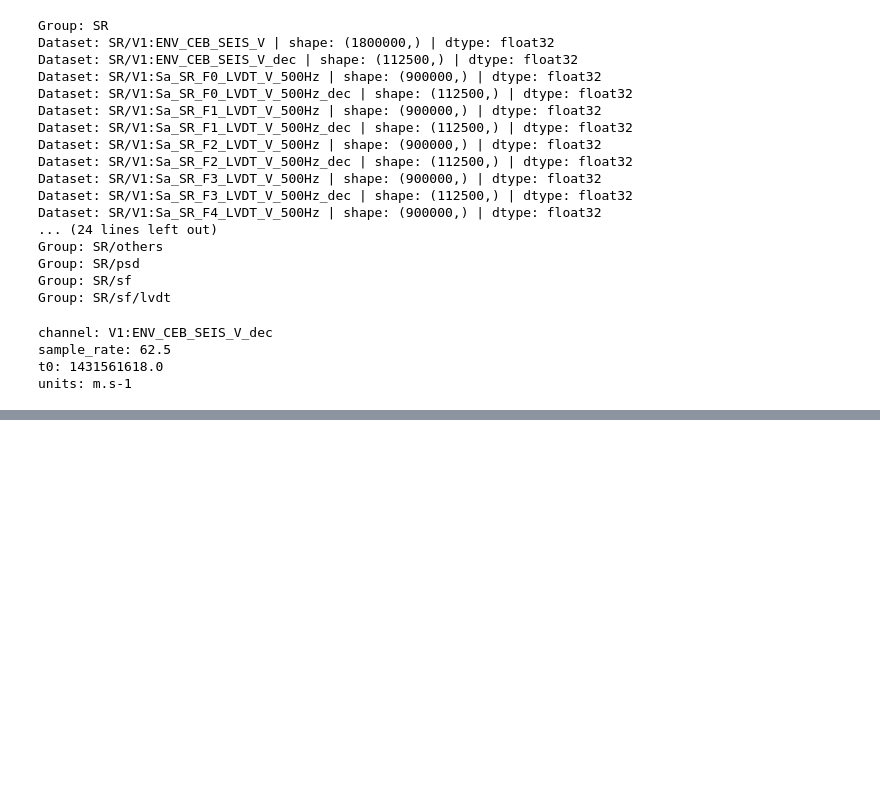
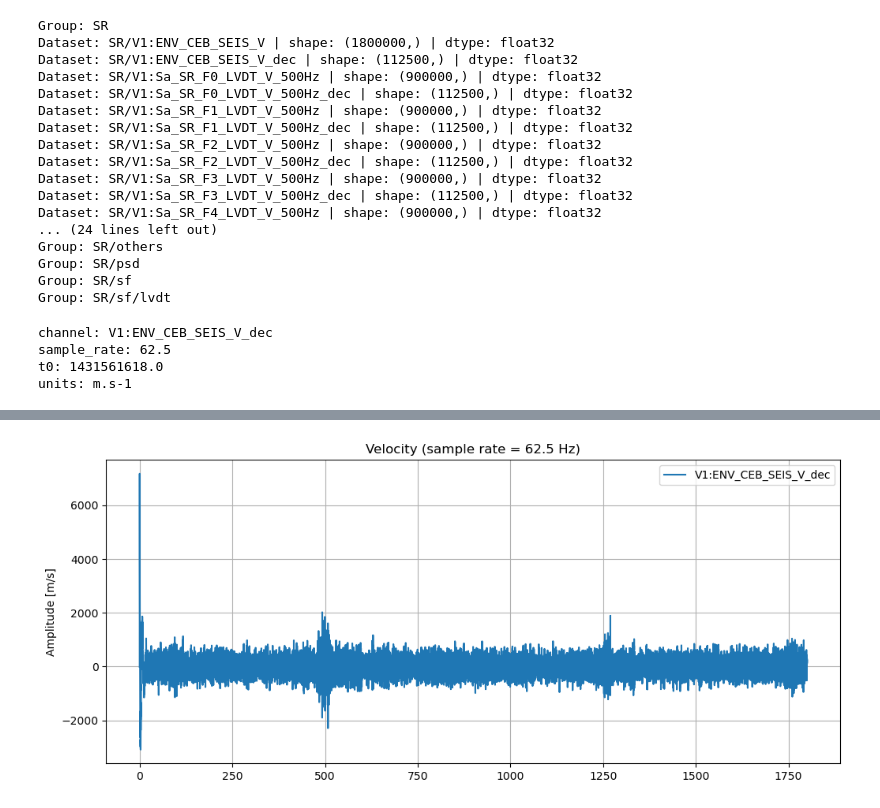
Before and after one commit to letiziapa/sa_v, a Jupyter notebook: first_trial.ipynb, the cells around one changed output, grey strips where cells are left out. Cells and saved outputs as stored; diff of their text form; code cells hidden in the pictures; blank space fills up the shorter version.

Commit message:
added temporal evolution

```diff
--- a/first_trial.ipynb
+++ b/first_trial.ipynb
@@ -288,0 +71,25 @@ plt.show()
+# %%
+dset = f['SR/V1:ENV_CEB_SEIS_V_dec']
+seism = f['SR/V1:ENV_CEB_SEIS_V_dec'][:] #seismic data
+#seism = seism  #remove the first 2000 samples?
+
+#constants
+nperseg = 2 ** 16 #samples per segment (useful for the PSD)
+T = 1800 #signal duration in seconds
+# dt = 1/62.5 #sampling frequency
+t = np.linspace(0, T, len(seism)) #time vector
+
+#parameters from noControl.py to be used in the time evolution
+dt = 1e-3 #time step
+# %%
+# Plotting the data
+#time domain
+plt.figure(figsize=(12, 5))
+plt.plot(t,seism, label='V1:ENV_CEB_SEIS_V_dec')
+plt.title('Velocity (sample rate = 62.5 Hz)')
+plt.ylabel('Amplitude [m/s]')
+plt.legend()
+plt.grid()
+plt.show()
+# %% [output]
+[figure, added]
```
Also changed, not shown: parts of 46 cells of this notebook.
